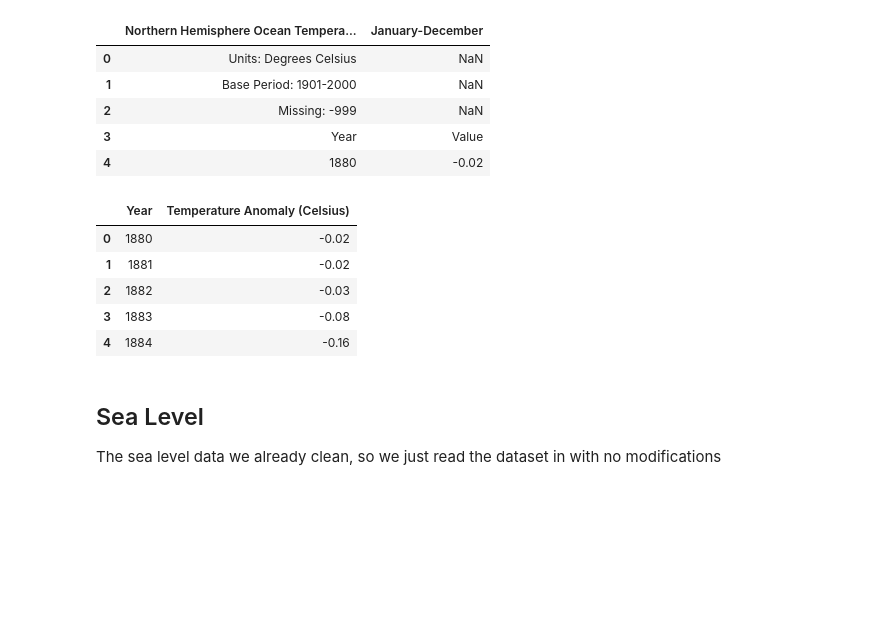
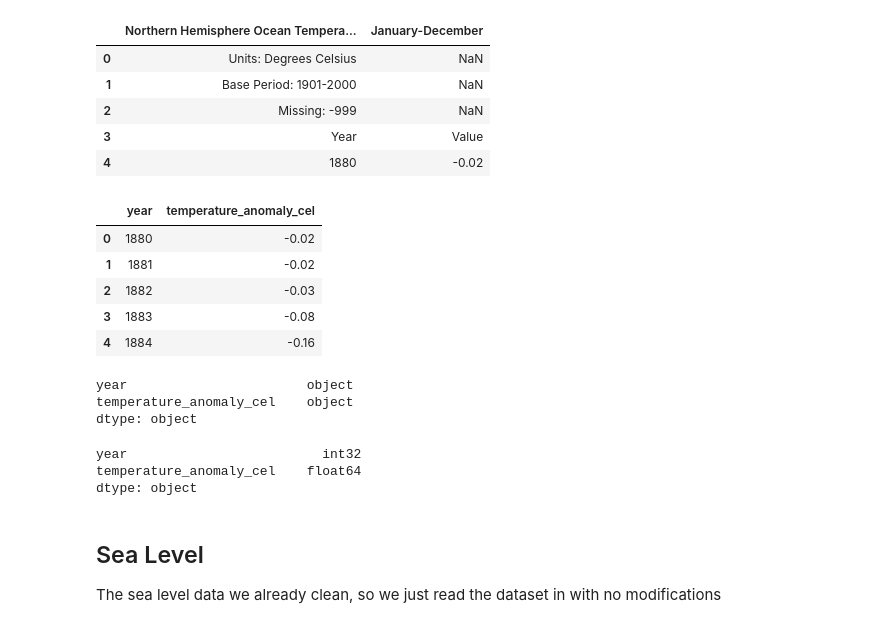
Before and after one commit to AndyCesium/COGS108_project, a Jupyter notebook: EDACheckpointGroup_064-Fa22.ipynb, the cells around one changed output. Cells and saved outputs as stored; diff of their text form; code cells hidden in the pictures; blank space fills up the shorter version.

```diff
--- a/EDACheckpointGroup_064-Fa22.ipynb
+++ b/EDACheckpointGroup_064-Fa22.ipynb
@@ -159,18 +317,32 @@ Index(['Northern Hemisphere Ocean Temperature Anomalies', ' January-December'],
 # %%
 # need to remove unnecessary initial rows (0-4)
 temp_df = temp_df.loc[4:].reset_index(drop=True)
 
 # rename column titles appropriately
-temp_df = temp_df.rename(columns={'Northern Hemisphere Ocean Temperature Anomalies': 'Year', ' January-December': 'Temperature Anomaly (Celsius)'})
+temp_df = temp_df.rename(columns={'Northern Hemisphere Ocean Temperature Anomalies': 'year', ' January-December': 'temperature_anomaly_cel'})
 
 temp_df.head()
 # %% [output]
-|  | Year | Temperature Anomaly (Celsius) |
+|  | year | temperature_anomaly_cel |
 | 0 | 1880 | -0.02 |
 | 1 | 1881 | -0.02 |
 | 2 | 1882 | -0.03 |
 | 3 | 1883 | -0.08 |
 | 4 | 1884 | -0.16 |
+# %%
+temp_df.dtypes
+# %% [output]
+year                       object
+temperature_anomaly_cel    object
+dtype: object
+# %%
+temp_df['year'] = temp_df['year'].astype(int)
+temp_df['temperature_anomaly_cel'] = temp_df['temperature_anomaly_cel'].astype(float)
+temp_df.dtypes
+# %% [output]
+year                         int32
+temperature_anomaly_cel    float64
+dtype: object
 # %% [markdown]
 ## Sea Level
 
```
Also changed, not shown: parts of 16 cells of this notebook.
